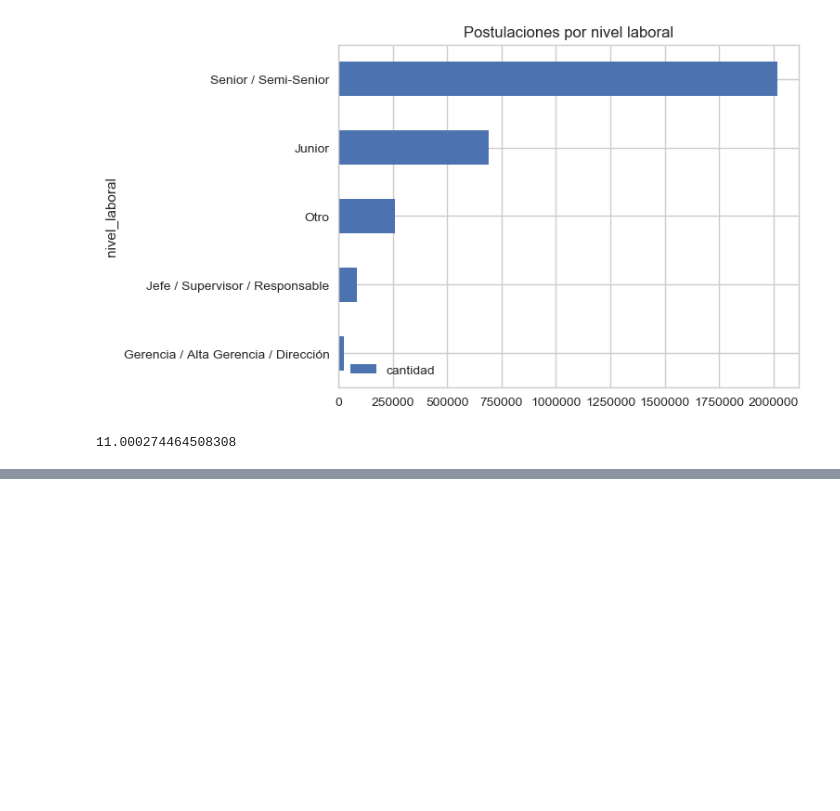
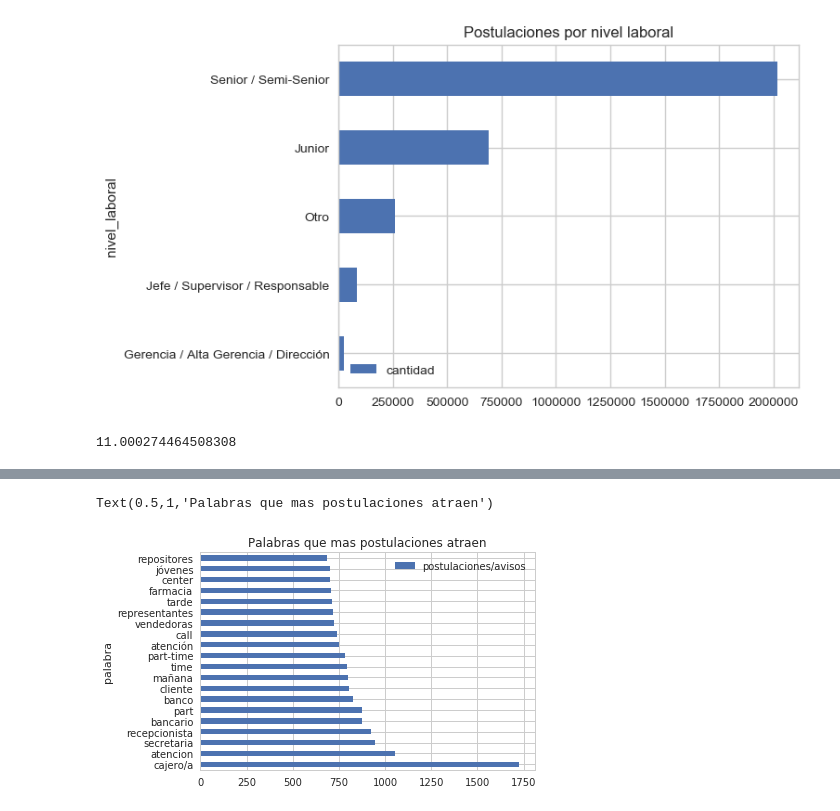
Before and after one commit to Andivisciglio/TP1-OrganizacionDeDatos-Grupo28, a Jupyter notebook: TP1.ipynb, the cells around one changed output, grey strips where cells are left out. Cells and saved outputs as stored; diff of their text form; code cells hidden in the pictures; blank space fills up the shorter version.

```diff
--- a/TP1.ipynb
+++ b/TP1.ipynb
@@ -542,0 +590,6 @@ vistas_per_capita['cantidad'].mean()
+# %%
+plot = efectividad_palabras_df.sort_values(by='postulaciones/avisos',ascending= False).head(20).plot(kind='barh',title='Palabras que mas postulaciones atraen')
+plot.set_title('Palabras que mas postulaciones atraen')
+# %% [output]
+Text(0.5,1,'Palabras que mas postulaciones atraen')
+[figure, added]
```
Also changed, not shown: parts of 6 cells of this notebook, 1 other file.
